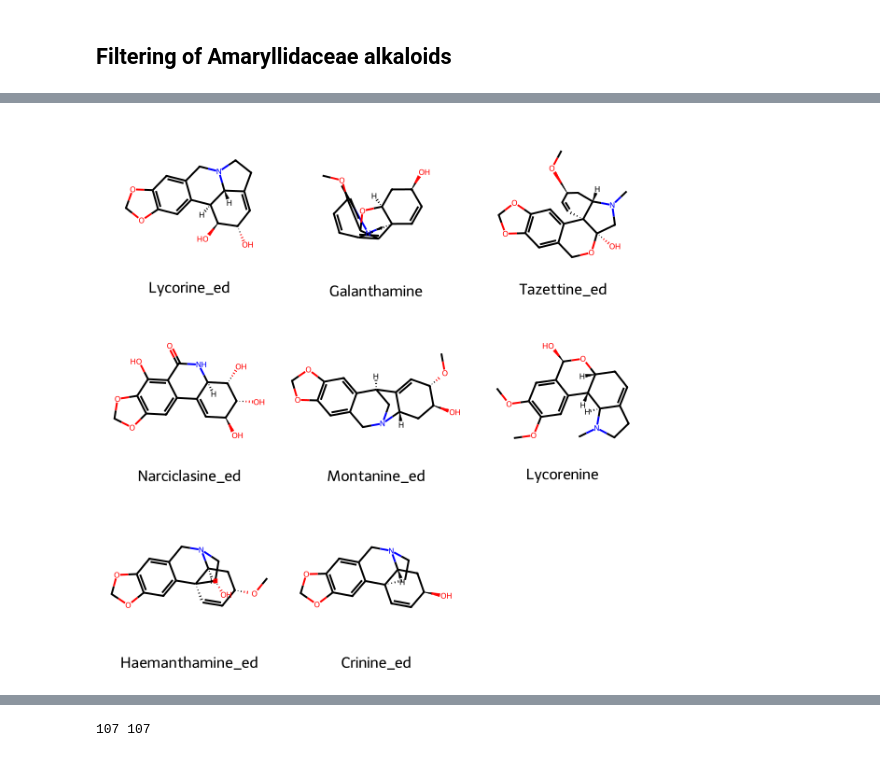
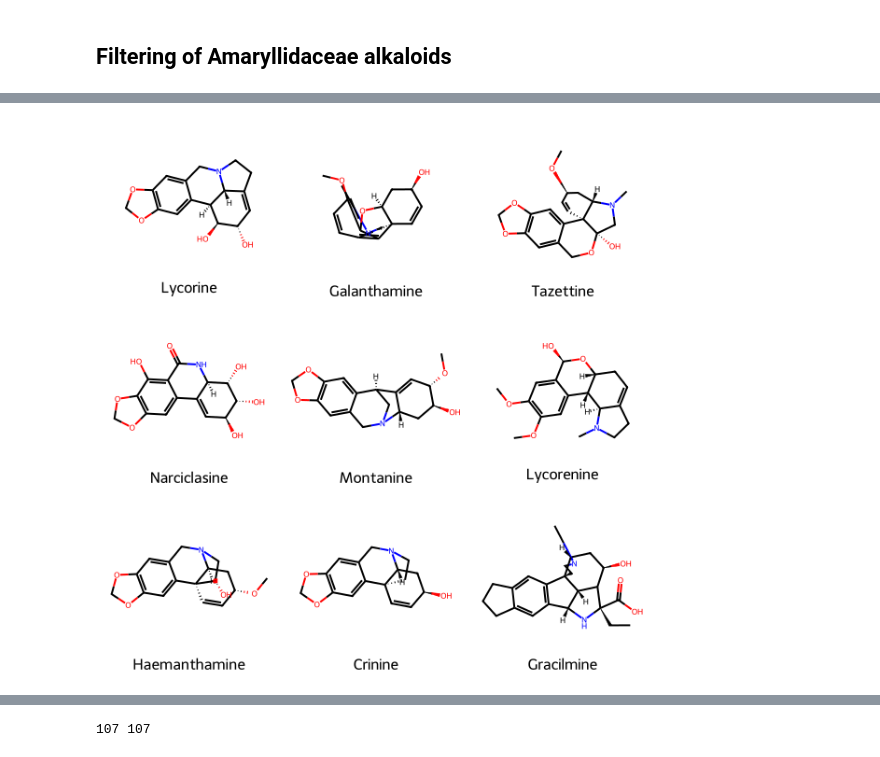
Before and after one commit to BernalFA/2025_Greiner_PseudoNPs, a Jupyter notebook: notebooks/1.11-fb-Amaryllidaceae_filtering.ipynb, the cells around one changed output, grey strips where cells are left out. Cells and saved outputs as stored; diff of their text form; code cells hidden in the pictures.

```diff
--- a/notebooks/1.11-fb-Amaryllidaceae_filtering.ipynb
+++ b/notebooks/1.11-fb-Amaryllidaceae_filtering.ipynb
@@ -112,6 +112,7 @@ representatives_am_real = {
     "Lycorenine": "CN1CCC2=CC[C@@H]3[C@H]([C@@H]21)C4=CC(=C(C=C4[C@H](O3)O)OC)OC",
     "Haemanthamine": "CO[C@H]1C[C@H]2[C@@]3(C=C1)[C@H](CN2CC4=CC5=C(C=C34)OCO5)O",
     "Crinine": "C1CN2CC3=CC4=C(C=C3[C@]15[C@H]2C[C@H](C=C5)O)OCO4",
+    "Gracilmine": "[H][C@]12C3[C@H](O)C[C@@H]4N(C)CC[C@@]41C1=C(C=C4CCCC4=C1)[C@@]2([H])N[C@@]3(CC)C(=O)O"
 }
 # %%
 representatives_am = {
@@ -154,9 +157,9 @@ def contain_min_scaffold(mol):
     return False
 # %%
 Draw.MolsToGridImage([Chem.MolFromSmiles(s) for s in representatives_am_real.values()],
-                     legends=list(representatives_am.keys()))
+                     legends=list(representatives_am_real.keys()))
 # %% [output]
-[figure, old version]
+[figure, new version]
 # %%
 Draw.MolsToGridImage([Chem.MolFromSmiles(s) for s in scaffolds_smiles])
 # %% [output]
```
Also changed, not shown: parts of 4 cells of this notebook, 2 other files.
